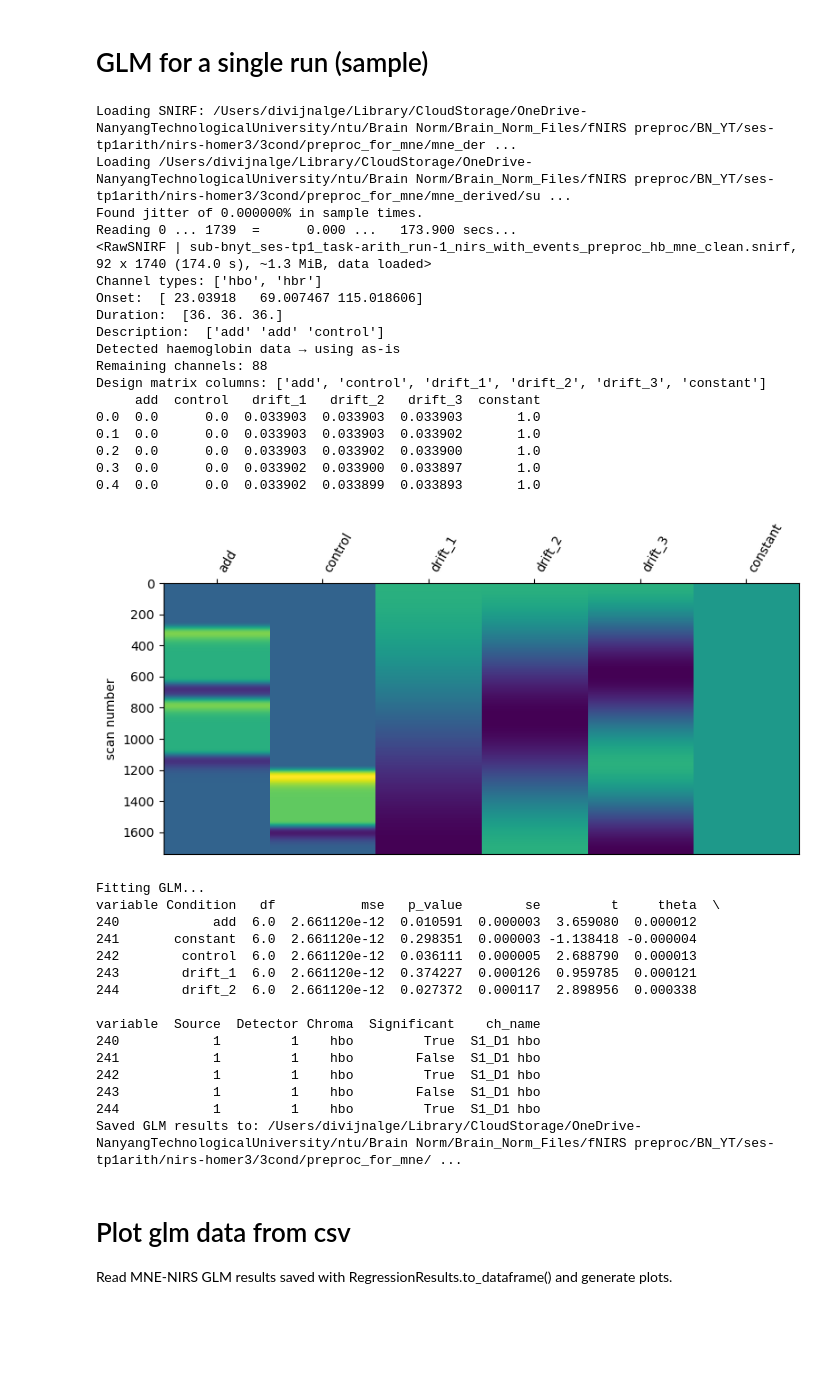
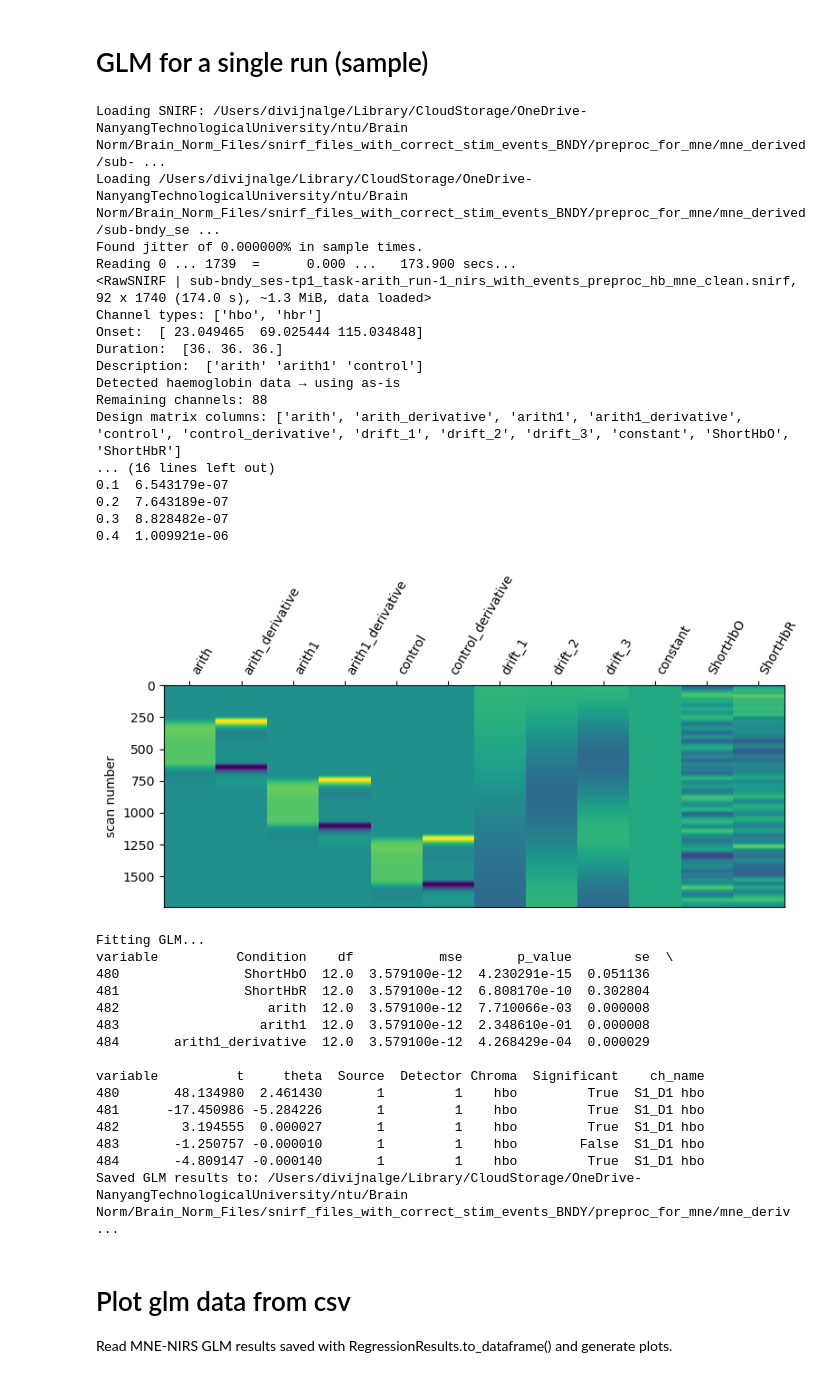
Before and after one commit to divij16/Brain_Norm_Project_Github, a Jupyter notebook: Fix metadata and run glm.ipynb, the cells around one changed output. Drawn from its saved outputs; the diff is of its cells as text; code cells hidden in the pictures; blank space fills up the shorter version.

Commit message:
Updated the design matrix for glm single run

```diff
--- a/Fix metadata and run glm.ipynb
+++ b/Fix metadata and run glm.ipynb
@@ -46,7 +46,7 @@ from snirf import validateSnirf
 # SETTINGS YOU EDIT
 # ============================================================
 INPUT_DIR = Path(
-    "/Users/divijnalge/Library/CloudStorage/OneDrive-NanyangTechnologicalUniversity/ntu/Brain Norm/Brain_Norm_Files/fNIRS preproc/BN_YT/ses-tp1arith/nirs-homer3/3cond/preproc_for_mne"
+   '/Users/divijnalge/Library/CloudStorage/OneDrive-NanyangTechnologicalUniversity/ntu/Brain Norm/Brain_Norm_Files/snirf_files_with_correct_stim_events_BNDY/preproc_for_mne'
 )
 
 # Final outputs will be here:
@@ -220,7 +220,7 @@ from mne_nirs.statistics import run_glm
 # -----------------------------
 # 0) INPUTS (EDIT THESE)
 # -----------------------------
-snirf_path = OUTPUT_DIR / "sub-bnyt_ses-tp1_task-arith_run-1_nirs_with_events_preproc_hb_mne_clean.snirf"
+snirf_path = OUTPUT_DIR / "sub-bndy_ses-tp1_task-arith_run-1_nirs_with_events_preproc_hb_mne_clean.snirf"
 #snirf_path = Path("/Users/divijnalge/Library/CloudStorage/OneDrive-NanyangTechnologicalUniversity/ntu/Brain Norm/Brain_Norm_Files/snirf_files_with_correct_stim_events_BNDY/preproc_for_mne/mne_derived/sub-bndy_ses-tp1_task-arith_run-1_nirs_with_events_preproc_hb_mne_clean.snirf")
 out_csv1 = snirf_path.with_name(snirf_path.stem + "_glm_mne.csv")
 out_csv    = Path(out_csv1)
@@ -264,6 +264,7 @@ else:
 # 3) KEEP ONLY LONG CHANNELS
 # -----------------------------
 # Removes short-separation channels; default 1.5–4.5 cm.
+short_chs = get_short_channels(raw_haemo)
 raw_haemo = get_long_channels(raw_haemo)
 print("Remaining channels:", len(raw_haemo.ch_names))
 
@@ -275,11 +276,22 @@ print("Remaining channels:", len(raw_haemo.ch_names))
 # -----------------------------
 # Uses raw_haemo.annotations (from SNIRF stim) to build regressors.
 # Each unique description becomes a regressor.
+
 design_matrix = make_first_level_design_matrix(
     raw_haemo,
-    stim_dur=STIM_DUR,
-    hrf_model="glover"    # canonical HRF, like SPM
-)
+    drift_model="cosine",
+    high_pass=0.01,
+    hrf_model="spm + derivative",
+    stim_dur=STIM_DUR
+    )
+
+design_matrix["ShortHbO"] = np.mean(
+    short_chs.copy().pick(picks="hbo").get_data(), axis=0
+    )
+
+design_matrix["ShortHbR"] = np.mean(
+    short_chs.copy().pick(picks="hbr").get_data(), axis=0
+    )
 
 print("Design matrix columns:", list(design_matrix.columns))
 print(design_matrix.head())
@@ -288,64 +300,63 @@ print(design_matrix.head())
 from nilearn.plotting import plot_design_matrix
 import matplotlib.pyplot as plt
 fig, ax = plt.subplots(figsize=(8, 4))
-plot_design_matrix(design_matrix, ax=ax)
+plot_design_matrix(design_matrix, axes=ax)
 fig.tight_layout()
 plt.show()
 
 # -----------------------------
 # 5) RUN GLM
 # -----------------------------
 # Wrapper around Nilearn's GLM; default AR(1) noise model.
 print("Fitting GLM...")
 glm_est = run_glm(raw_haemo, design_matrix)
 
 # glm_est is a RegressionResults object with GLM fits for all channels.
 
 # -----------------------------
 # 6) EXPORT RESULTS
 # -----------------------------
 # Converts all GLM results to a tidy DataFrame:
 # one row per (channel, condition, chroma) with theta, t, p, etc.
 df = glm_est.to_dataframe()
 print(df.head())
 
 df.to_csv(out_csv, index=False)
 print(f"Saved GLM results to: {out_csv}")
 # %% [output]
-Loading SNIRF: /Users/divijnalge/Library/CloudStorage/OneDrive-NanyangTechnologicalUniversity/ntu/Brain Norm/Brain_Norm_Files/fNIRS preproc/BN_YT/ses-tp1arith/nirs-homer3/3cond/preproc_for_mne/mne_der ...
-Loading /Users/divijnalge/Library/CloudStorage/OneDrive-NanyangTechnologicalUniversity/ntu/Brain Norm/Brain_Norm_Files/fNIRS preproc/BN_YT/ses-tp1arith/nirs-homer3/3cond/preproc_for_mne/mne_derived/su ...
+Loading SNIRF: /Users/divijnalge/Library/CloudStorage/OneDrive-NanyangTechnologicalUniversity/ntu/Brain Norm/Brain_Norm_Files/snirf_files_with_correct_stim_events_BNDY/preproc_for_mne/mne_derived/sub- ...
+Loading /Users/divijnalge/Library/CloudStorage/OneDrive-NanyangTechnologicalUniversity/ntu/Brain Norm/Brain_Norm_Files/snirf_files_with_correct_stim_events_BNDY/preproc_for_mne/mne_derived/sub-bndy_se ...
 Found jitter of 0.000000% in sample times.
 Reading 0 ... 1739  =      0.000 ...   173.900 secs...
-<RawSNIRF | sub-bnyt_ses-tp1_task-arith_run-1_nirs_with_events_preproc_hb_mne_clean.snirf, 92 x 1740 (174.0 s), ~1.3 MiB, data loaded>
+<RawSNIRF | sub-bndy_ses-tp1_task-arith_run-1_nirs_with_events_preproc_hb_mne_clean.snirf, 92 x 1740 (174.0 s), ~1.3 MiB, data loaded>
 Channel types: ['hbo', 'hbr']
-Onset:  [ 23.03918   69.007467 115.018606]
+Onset:  [ 23.049465  69.025444 115.034848]
 Duration:  [36. 36. 36.]
-Description:  ['add' 'add' 'control']
+Description:  ['arith' 'arith1' 'control']
 Detected haemoglobin data → using as-is
 Remaining channels: 88
-Design matrix columns: ['add', 'control', 'drift_1', 'drift_2', 'drift_3', 'constant']
-     add  control   drift_1   drift_2   drift_3  constant
-0.0  0.0      0.0  0.033903  0.033903  0.033903       1.0
-0.1  0.0      0.0  0.033903  0.033903  0.033902       1.0
-0.2  0.0      0.0  0.033903  0.033902  0.033900       1.0
-0.3  0.0      0.0  0.033902  0.033900  0.033897       1.0
-0.4  0.0      0.0  0.033902  0.033899  0.033893       1.0
+Design matrix columns: ['arith', 'arith_derivative', 'arith1', 'arith1_derivative', 'control', 'control_derivative', 'drift_1', 'drift_2', 'drift_3', 'constant', 'ShortHbO', 'ShortHbR']
+... (16 lines left out)
+0.1  6.543179e-07
+0.2  7.643189e-07
+0.3  8.828482e-07
+0.4  1.009921e-06
-[figure, old version]
+[figure, new version]
 Fitting GLM...
-variable Condition   df           mse   p_value        se         t     theta  \
-240            add  6.0  2.661120e-12  0.010591  0.000003  3.659080  0.000012
-241       constant  6.0  2.661120e-12  0.298351  0.000003 -1.138418 -0.000004
-242        control  6.0  2.661120e-12  0.036111  0.000005  2.688790  0.000013
-243        drift_1  6.0  2.661120e-12  0.374227  0.000126  0.959785  0.000121
-244        drift_2  6.0  2.661120e-12  0.027372  0.000117  2.898956  0.000338
+variable          Condition    df           mse       p_value        se  \
+480                ShortHbO  12.0  3.579100e-12  4.230291e-15  0.051136
+481                ShortHbR  12.0  3.579100e-12  6.808170e-10  0.302804
+482                   arith  12.0  3.579100e-12  7.710066e-03  0.000008
+483                  arith1  12.0  3.579100e-12  2.348610e-01  0.000008
+484       arith1_derivative  12.0  3.579100e-12  4.268429e-04  0.000029
 
-variable  Source  Detector Chroma  Significant    ch_name
-240            1         1    hbo         True  S1_D1 hbo
-241            1         1    hbo        False  S1_D1 hbo
-242            1         1    hbo         True  S1_D1 hbo
-243            1         1    hbo        False  S1_D1 hbo
-244            1         1    hbo         True  S1_D1 hbo
-Saved GLM results to: /Users/divijnalge/Library/CloudStorage/OneDrive-NanyangTechnologicalUniversity/ntu/Brain Norm/Brain_Norm_Files/fNIRS preproc/BN_YT/ses-tp1arith/nirs-homer3/3cond/preproc_for_mne/ ...
+variable          t     theta  Source  Detector Chroma  Significant    ch_name
+480       48.134980  2.461430       1         1    hbo         True  S1_D1 hbo
+481      -17.450986 -5.284226       1         1    hbo         True  S1_D1 hbo
+482        3.194555  0.000027       1         1    hbo         True  S1_D1 hbo
+483       -1.250757 -0.000010       1         1    hbo        False  S1_D1 hbo
+484       -4.809147 -0.000140       1         1    hbo         True  S1_D1 hbo
+Saved GLM results to: /Users/divijnalge/Library/CloudStorage/OneDrive-NanyangTechnologicalUniversity/ntu/Brain Norm/Brain_Norm_Files/snirf_files_with_correct_stim_events_BNDY/preproc_for_mne/mne_deriv ...
 # %% [markdown]
 # Plot glm data from csv
 
```
Also changed, not shown: parts of 8 cells of this notebook.
